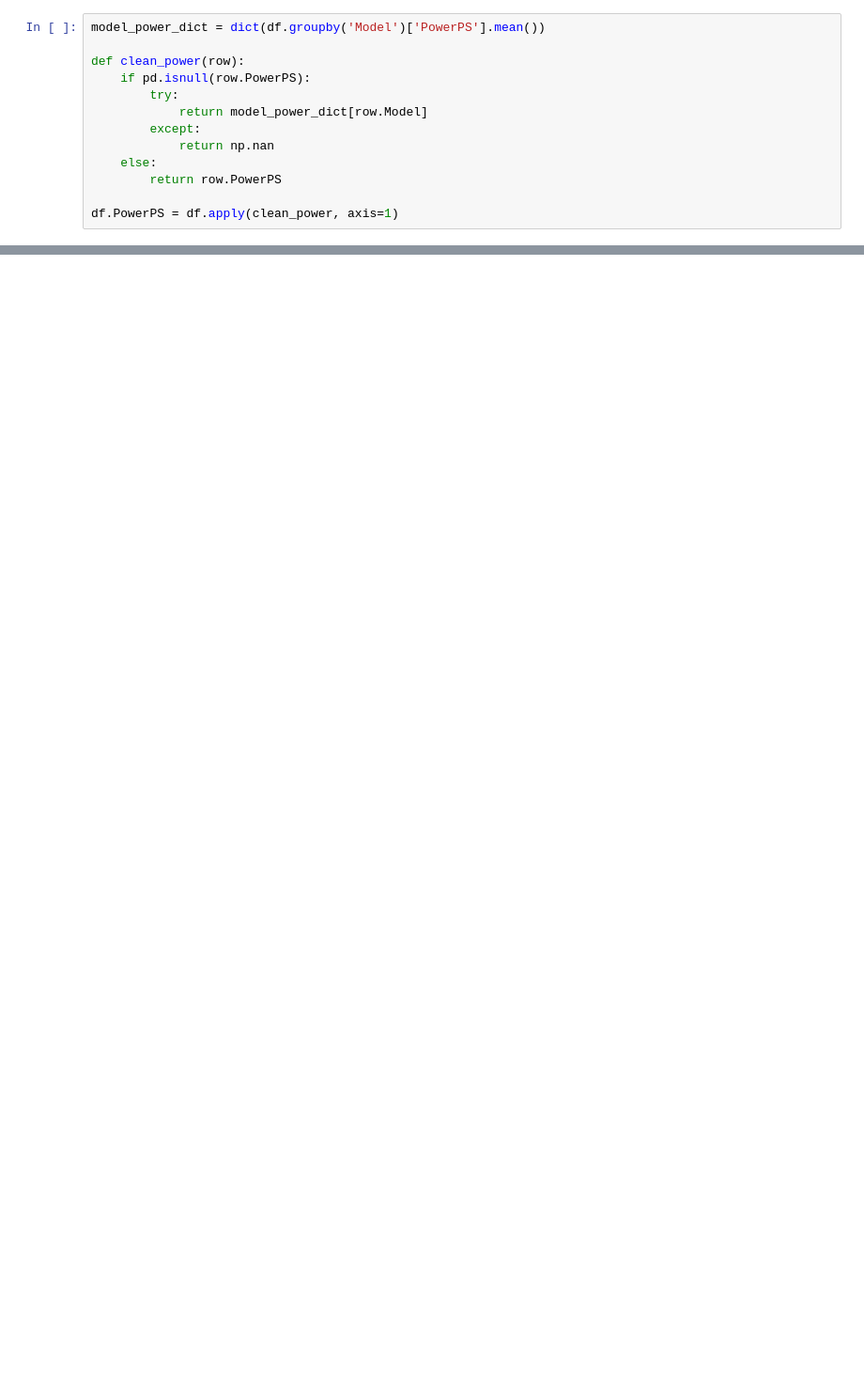
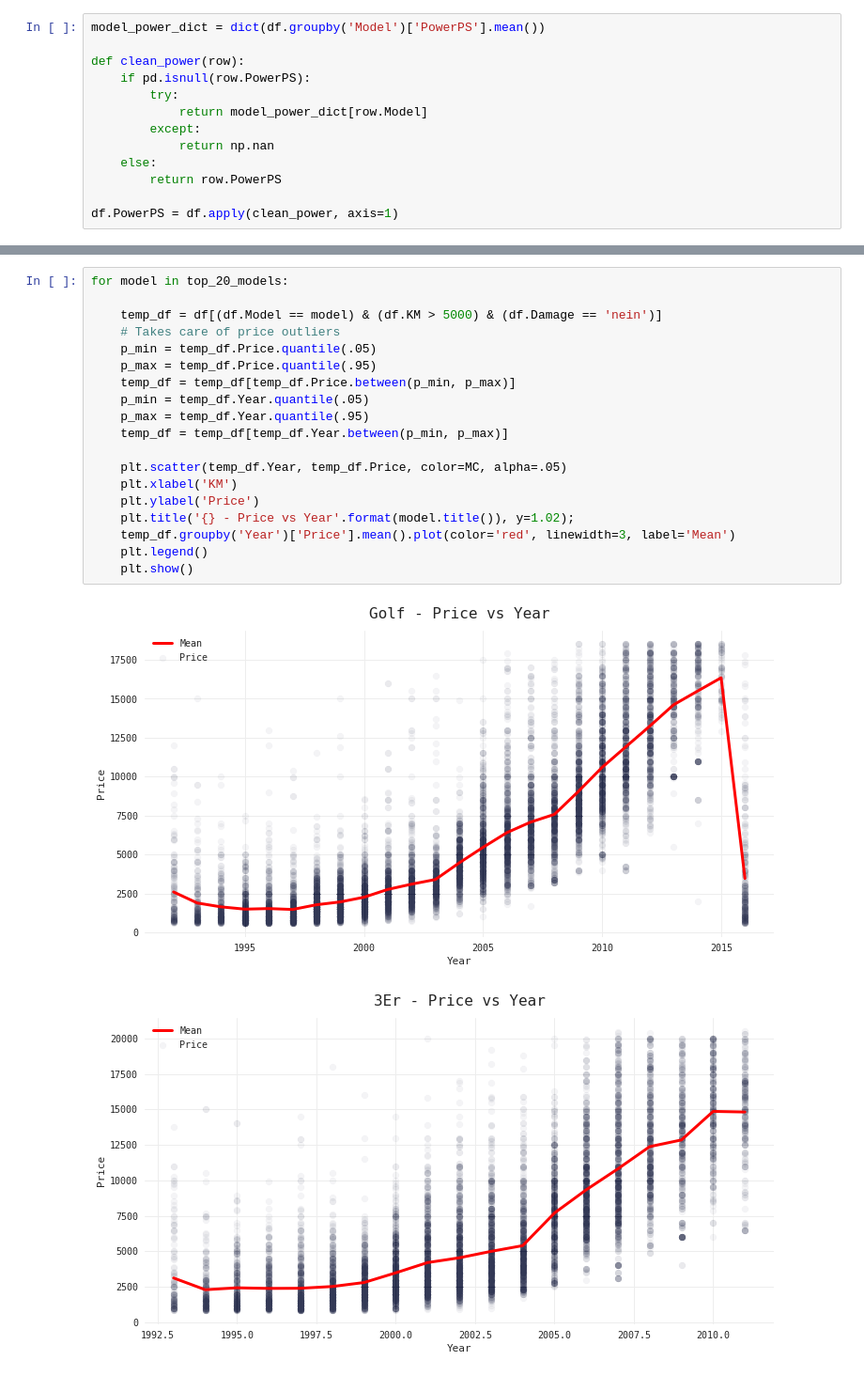
Before and after one commit to qu4ku/datasets-analysis, a Jupyter notebook: 005-used-cars-database.ipynb, the cells around one changed output, grey strips where cells are left out. Shown at 94% size. Cells and saved outputs as stored; diff of their text form; blank space fills up the shorter version.

```diff
--- a/005-used-cars-database.ipynb
+++ b/005-used-cars-database.ipynb
@@ -530,0 +561,22 @@ df[df.PowerPS.isnull()]
+# %%
+for model in top_20_models:
+
+    temp_df = df[(df.Model == model) & (df.KM > 5000) & (df.Damage == 'nein')]
+    # Takes care of price outliers
+    p_min = temp_df.Price.quantile(.05)
+    p_max = temp_df.Price.quantile(.95)
+    temp_df = temp_df[temp_df.Price.between(p_min, p_max)]
+    p_min = temp_df.Year.quantile(.05)
+    p_max = temp_df.Year.quantile(.95)
+    temp_df = temp_df[temp_df.Year.between(p_min, p_max)]
+
+    plt.scatter(temp_df.Year, temp_df.Price, color=MC, alpha=.05)
+    plt.xlabel('KM')
+    plt.ylabel('Price')
+    plt.title('{} - Price vs Year'.format(model.title()), y=1.02);
+    temp_df.groupby('Year')['Price'].mean().plot(color='red', linewidth=3, label='Mean')
+    plt.legend()
+    plt.show()
+# %% [output]
+[figure, added]
+[figure, added]
```
Also changed, not shown: parts of 20 cells of this notebook.
